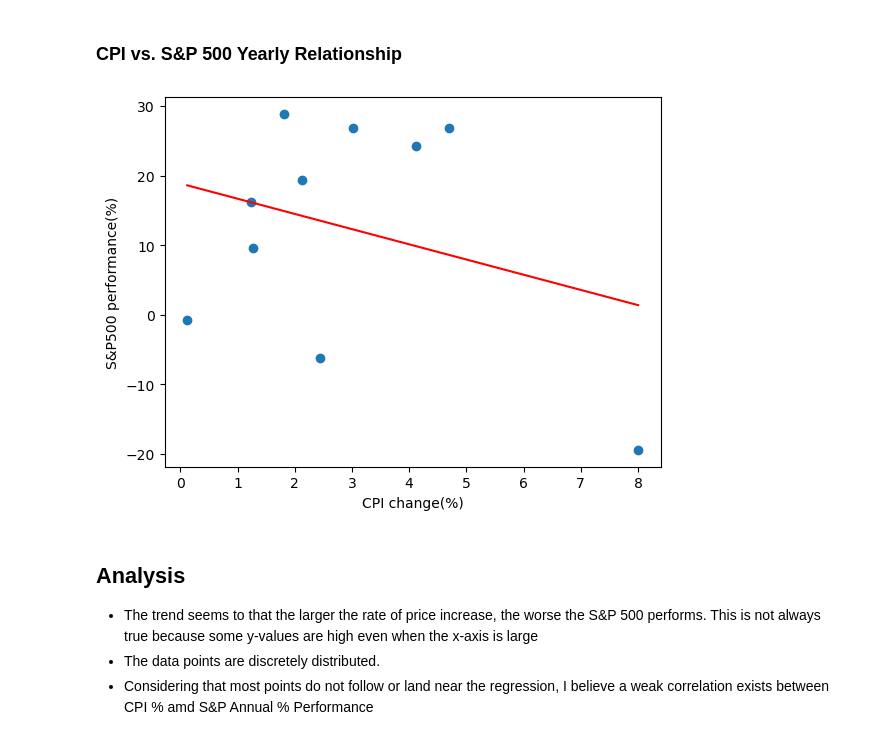
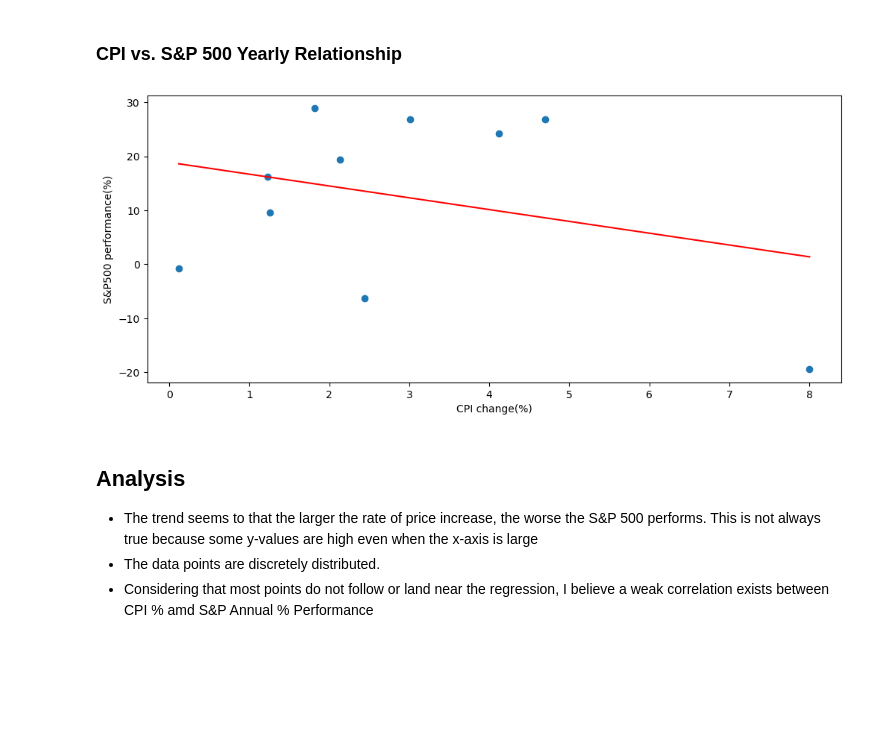
Before and after one commit to xraySMULu/the-big-squeeze, a Jupyter notebook: Code/cg_analysis.ipynb, the cells around one changed output. Cells and saved outputs as stored; diff of their text form; code cells hidden in the pictures; blank space fills up the shorter version.

```diff
--- a/Code/cg_analysis.ipynb
+++ b/Code/cg_analysis.ipynb
@@ -279,17 +279,18 @@ plt.show()
 # %%
 merge_df = pd.merge(inf_us_yrly, sp500_annual_performance, left_index=True, right_index=True)
 merge_df.rename(columns={"chgprc": "CPI", "Close": "SP500"}, inplace=True)
 model = LinearRegression()
 model_reg = model.fit(merge_df[["CPI"]], merge_df["SP500"])
 reg_curve_x = np.linspace(min(merge_df["CPI"]), max(merge_df["CPI"]))
 reg_curve_y = model_reg.predict(reg_curve_x.reshape(-1, 1))
+fig = plt.figure(figsize=(12,5))
 plt.scatter(merge_df["CPI"], merge_df["SP500"])
 plt.plot(reg_curve_x, reg_curve_y, color="red")
 plt.xlabel("CPI change(%)")
 plt.ylabel("S&P500 performance(%)")
 plt.show()
 # %% [output]
-[figure, old version]
+[figure, new version]
 # %% [markdown]
 ## Analysis
 * The trend seems to that the larger the rate of price increase, the worse the S&P 500 performs. This is not always true because some y-values are high even when the x-axis is large
```
Also changed, not shown: 1 other file.
